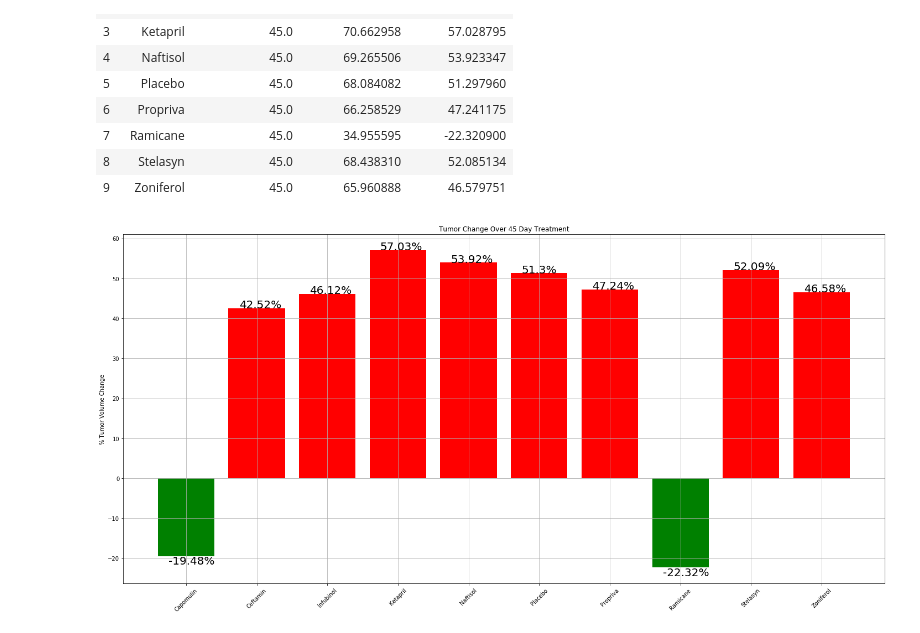
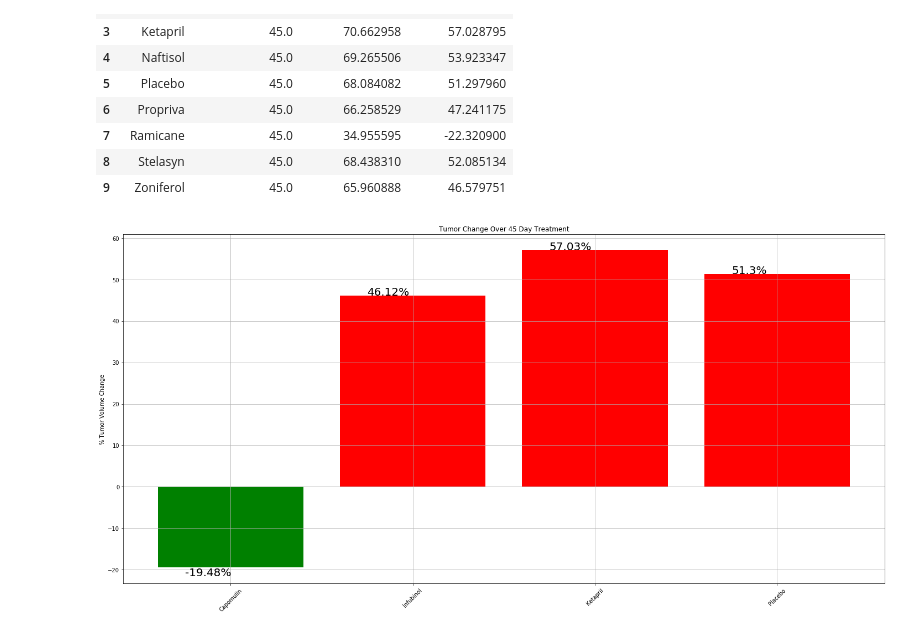
Before and after one commit to kodesiba/matplotlib-challenge, a Jupyter notebook: Pymaceuticals/pymaceuticals.ipynb, the cells around one changed output. Cells and saved outputs as stored; diff of their text form; code cells hidden in the pictures.

Commit message:
subset on only the four drugs wanted

```diff
--- a/Pymaceuticals/pymaceuticals.ipynb
+++ b/Pymaceuticals/pymaceuticals.ipynb
@@ -260,38 +260,39 @@ tumorchgdf
 | 9 | Zoniferol | 45.0 | 65.960888 | 46.579751 |
 # %%
 # Generate the Bar Graph
-drugnames = tumorchgdf["Drug"].unique().tolist()
-percentchanges = tumorchgdf["Percent Change"]
+drugnames = ['Capomulin', 'Infubinol', 'Ketapril', 'Placebo']
+tumorchtsubdf = tumorchgdf[tumorchgdf['Drug'].isin(drugnames)]
+percentchanges = tumorchtsubdf["Percent Change"]
 colors=[]
 xtics = np.arange(len(drugnames))
 for chg in percentchanges:
     if chg < 0:
         color="green"
     elif chg > 0:
         color="red"
     else:
         color="gray"
     colors.append(color)
 
 plt.figure(figsize=(20,10))
 plt.bar(xtics,percentchanges,color=colors)
 plt.title("Tumor Change Over 45 Day Treatment")
 plt.ylabel("% Tumor Volume Change")
 
 for i, v in enumerate(percentchanges):
     if v >= 0:
         vloc = v + 0.1
     else:
         vloc = v - 2
     plt.text(xtics[i]-.25, vloc, str(round(v,2))+"%",fontsize=20)
 
 plt.xticks(xtics,drugnames,rotation=45)
 plt.grid()
 plt.tight_layout()
 # Save the Figure
 plt.savefig("TumorPercentChange.png")
 
 # Show the Figure
 plt.show()
 # %% [output]
-[figure, old version]
+[figure, new version]
```
Also changed, not shown: parts of 3 cells of this notebook, 4 other files.
